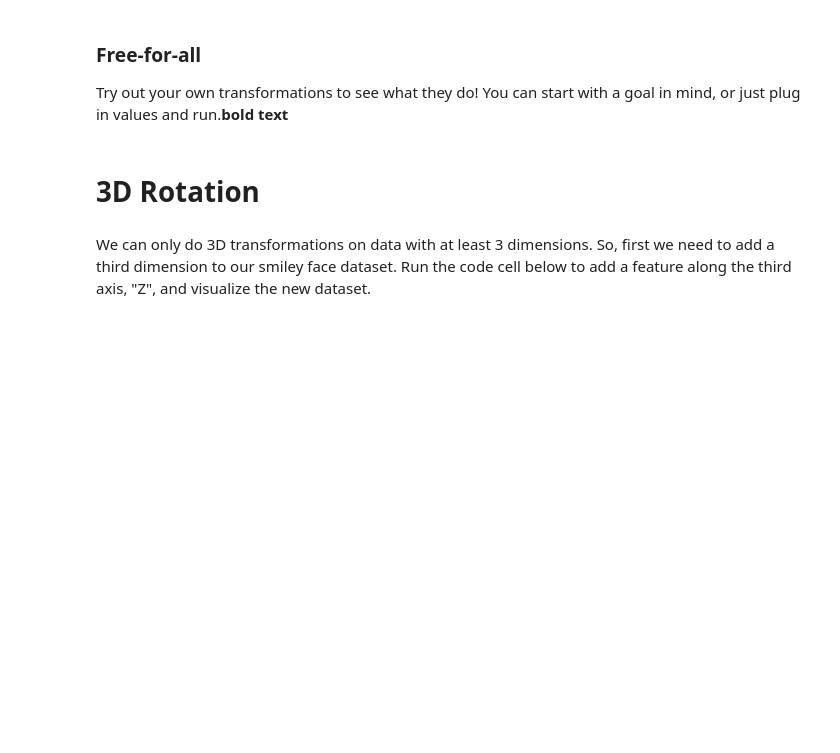
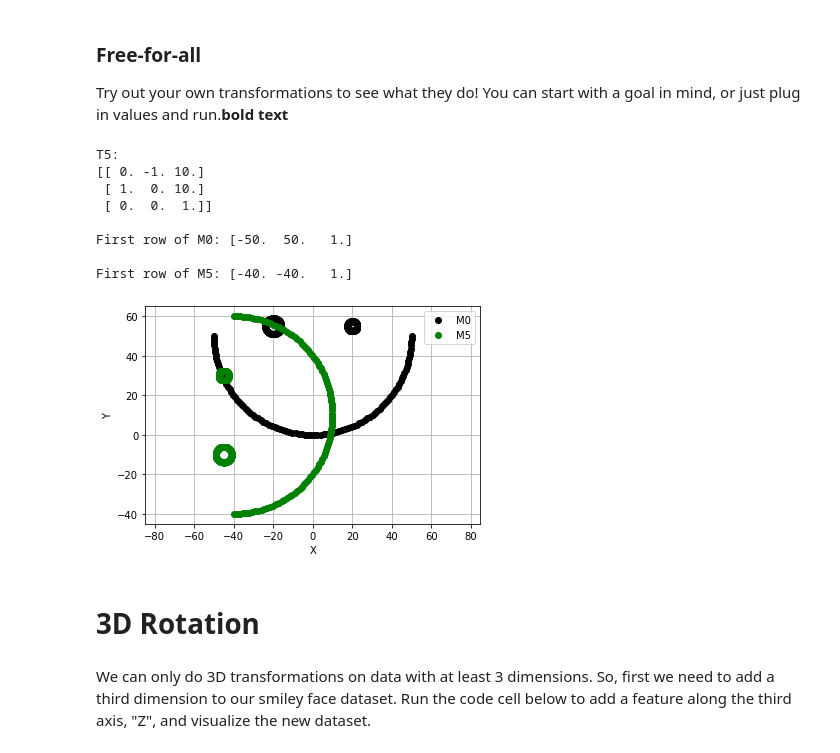
Before and after one commit to Goosur/Machine-Learning-for-Visual-Thinkers, a Jupyter notebook: Week 3/Colab/rotation_sandbox.ipynb, the cells around one changed output. Drawn from its saved outputs; the diff is of its cells as text; code cells hidden in the pictures; blank space fills up the shorter version.

```diff
--- a/Week 3/Colab/rotation_sandbox.ipynb
+++ b/Week 3/Colab/rotation_sandbox.ipynb
@@ -91,31 +111,49 @@ Try out your own transformations to see what they do! You can start with a goal
 # %%
 # Transformation Matrix T5
 T5 = np.eye( 3 )            # Starting out with the identity matrix makes designing transformations easier
-
+# Transformation
+T5[0,2] = 10
+T5[1,2] = 10
+# Rotation
+rad = 90 * np.pi / 180
+T5[0,0] =  np.cos( rad )
+T5[1,0] =  np.sin( rad )
+T5[0,1] = -np.sin( rad )
+T5[1,1] =  np.cos( rad )
 
 # YOUR TURN:
 # WHAT WOULD YOU LIKE T5 TO DO? EDIT AWAY!
 
 
 print("T5:")
 print(T5)
 
 # Perform Transformation T5
 M5 = (T5 @ M0.T).T
 
 # Sanity check
 print("\nFirst row of M0:", M0[0,:])
 print("\nFirst row of M5:", M5[0,:])
 
 # Visualization
 plt.plot( M0[:,0], M0[:,1], "ok", label="M0" )
 plt.plot( M5[:,0], M5[:,1], "og", label="M5" )
 plt.xlabel("X")
 plt.ylabel("Y")
 plt.grid()
 plt.axis("equal")
 plt.legend()
 plt.show()
+# %% [output]
+T5:
+[[ 0. -1. 10.]
+ [ 1.  0. 10.]
+ [ 0.  0.  1.]]
+
+First row of M0: [-50.  50.   1.]
+
+First row of M5: [-40. -40.   1.]
+[figure, added]
 # %% [markdown]
 # 3D Rotation
 # %% [markdown]
```
Also changed, not shown: parts of 7 cells of this notebook, 5 other files.
